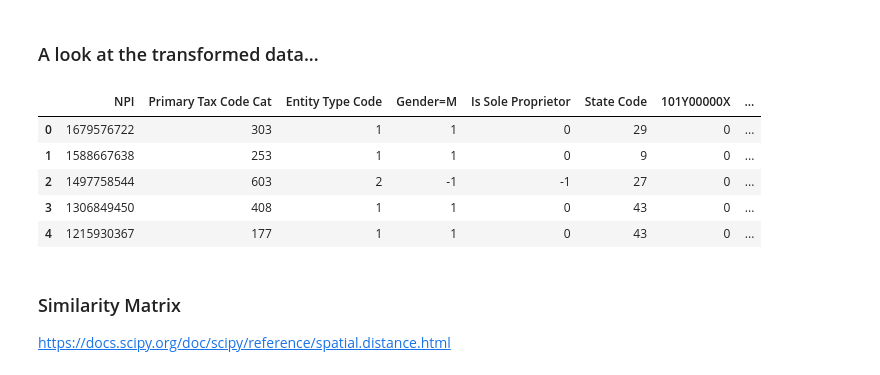
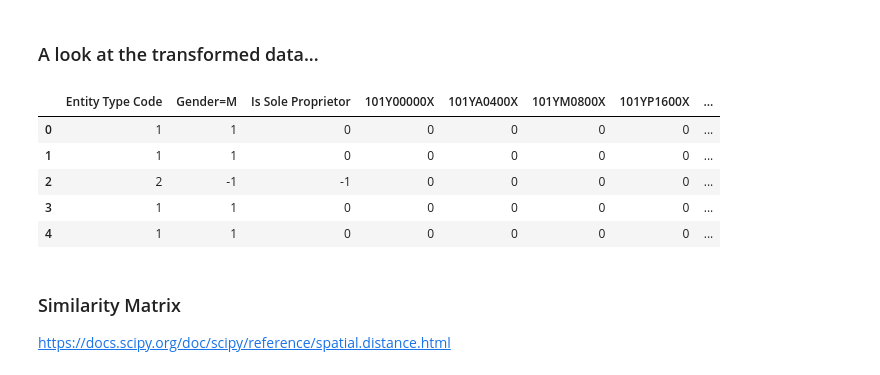
Before and after one commit to christinebuckler/provider-prescriber, a Jupyter notebook: EDA.ipynb, the cells around one changed output. Drawn from its saved outputs; the diff is of its cells as text; code cells hidden in the pictures.

```diff
--- a/EDA.ipynb
+++ b/EDA.ipynb
@@ -423,7 +423,6 @@ http://scikit-learn.org/stable/modules/preprocessing.html
 Assumption: NaNs == Not an active provider
 # %%
 active = pd.notnull(raw['Entity Type Code'])
-df = raw[active]
+df = raw[active].reset_index()
 # df = df.drop(['NPI Deactivation Date', 'NPI Reactivation Date'], axis=1)
 # keep columns to check for deactivation???
-df.shape
@@ -458,11 +455,11 @@ def get_col_name(row):
     return df[col][row.name]
 
 # New column that contains primary code
-df['Primary Tax Code Cat'] = df[[col for col in df.columns \
+df['Primary Tax Code'] = df[[col for col in df.columns \
                                  if col.startswith('Healthcare Provider Primary ')]] \
                                 .apply(get_col_name, axis=1)
 
-df['Primary Tax Code Cat'] = df['Primary Tax Code Cat'].astype('category', categories=code_df.Code, ordered=False)
+df['Primary Tax Code Cat'] = df['Primary Tax Code'].astype('category', categories=code_df.Code, ordered=False)
 df['Primary Tax Code Cat'] = df['Primary Tax Code Cat'].cat.codes
 # %%
 # pd.value_counts(df['Primary Tax Code Cat']).plot.bar();
@@ -598,12 +585,12 @@ def fix_text(x):
     x = re.sub("0D", "OD", x)
     x = re.sub("[\d]", "", x) # remove numbers
     x = x.strip()
-    return x.split()
+    return x
 df['Credentials'] = df['Credentials'].apply(lambda x: fix_text(x))
 
 # print('Credentials:', df['Credentials'].nunique())
 # sorted(df['Credentials'].unique())
-# df['Credentials'].head()
+# df['Credentials'].head(10)
 
 # df['Credentials'].value_counts()
 # set(df['Credentials'][df['Credentials'].str.contains(r'\W')])
@@ -650,23 +619,24 @@ common = ['APRN', 'ATC', 'AUD', 'BS', 'CCC', 'DC', 'DDS', 'DO', 'NP', 'JD', 'MA'
           'ORT', 'PA', 'PHAR', 'PHD', 'PSY', 'PT', 'RD', 'RN', 'RPH', 'PHARM']
 # create new columns with True/False for common credentials
 df = pd.concat([pd.DataFrame(columns=common), df], axis=1)
-df[common] = ((df['Credentials'].apply(lambda x: np.in1d(common, x))).apply(pd.Series)).astype(int)
+df[common] = ((df['Credentials'].apply(lambda x: [c in x for c in common])).apply(pd.Series)).astype(int)
+# df[common] = ((df['Credentials'].apply(lambda x: np.in1d(common, x))).apply(pd.Series)).astype(int)
 # %% [markdown]
 ### A look at the transformed data...
 # %%
-keep = ['NPI', 'Primary Tax Code Cat', 'Entity Type Code', 'Gender=M', 'Is Sole Proprietor', 'State Code']
+keep = ['Entity Type Code', 'Gender=M', 'Is Sole Proprietor']
 keep2 = code_df.Code.tolist()
 keep.extend(keep2)
-# keep.extend(states_cols)
+keep.extend(states_cols)
 keep.extend(common)
 df[keep].astype(int).head()
 # %% [output]
-|  | NPI | Primary Tax Code Cat | Entity Type Code | Gender=M | Is Sole Proprietor | State Code | 101Y00000X | ... |
-| 0 | 1679576722 | 303 | 1 | 1 | 0 | 29 | 0 | ... |
-| 1 | 1588667638 | 253 | 1 | 1 | 0 | 9 | 0 | ... |
-| 2 | 1497758544 | 603 | 2 | -1 | -1 | 27 | 0 | ... |
-| 3 | 1306849450 | 408 | 1 | 1 | 0 | 43 | 0 | ... |
-| 4 | 1215930367 | 177 | 1 | 1 | 0 | 43 | 0 | ... |
+|  | Entity Type Code | Gender=M | Is Sole Proprietor | 101Y00000X | 101YA0400X | 101YM0800X | 101YP1600X | ... |
+| 0 | 1 | 1 | 0 | 0 | 0 | 0 | 0 | ... |
+| 1 | 1 | 1 | 0 | 0 | 0 | 0 | 0 | ... |
+| 2 | 2 | -1 | -1 | 0 | 0 | 0 | 0 | ... |
+| 3 | 1 | 1 | 0 | 0 | 0 | 0 | 0 | ... |
+| 4 | 1 | 1 | 0 | 0 | 0 | 0 | 0 | ... |
 # %% [markdown]
 ### Similarity Matrix
 https://docs.scipy.org/doc/scipy/reference/spatial.distance.html
```
Also changed, not shown: parts of 20 cells of this notebook.
